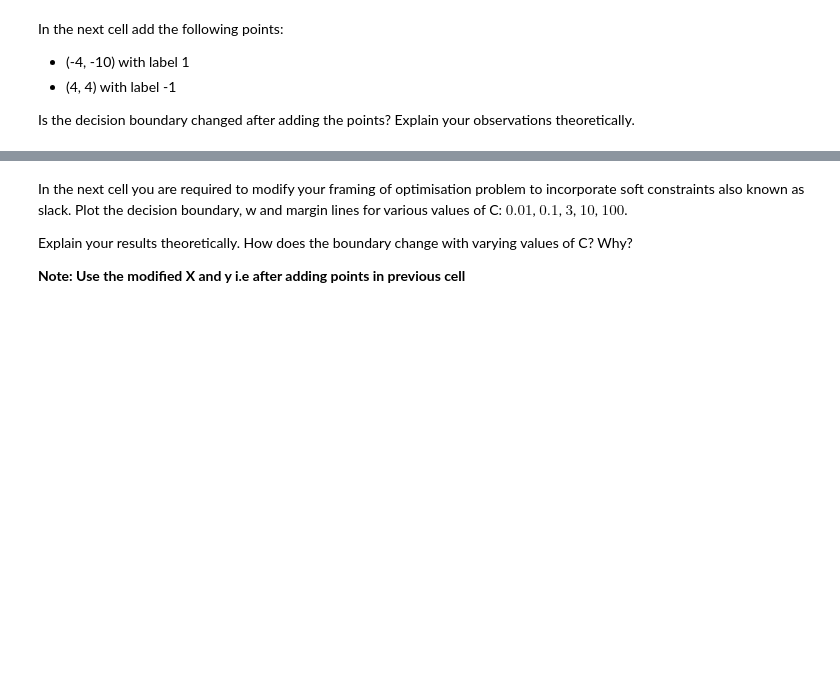
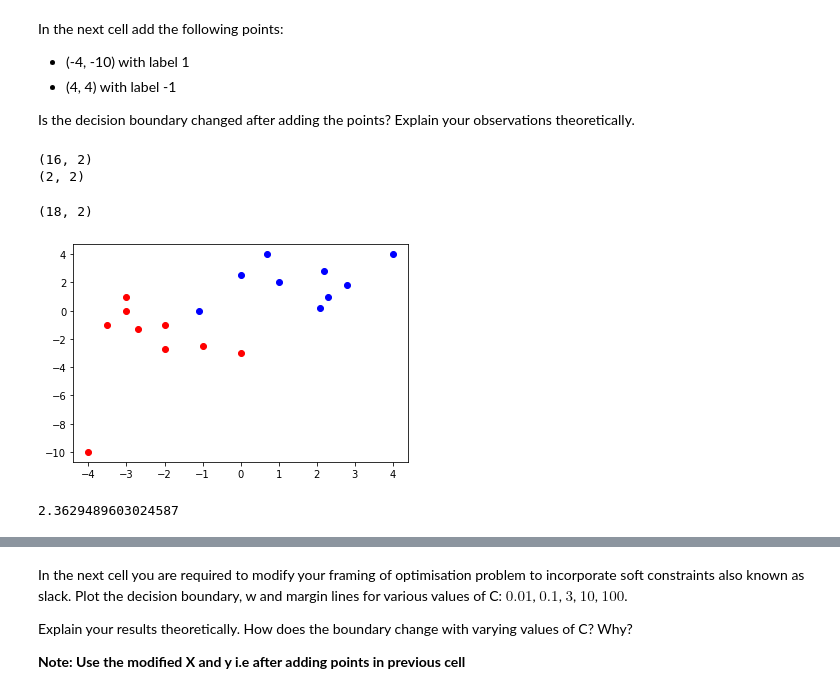
Before and after one commit to kanishk779/SMAI-2, a Jupyter notebook: question4.ipynb, the cells around one changed output, grey strips where cells are left out. Cells and saved outputs as stored; diff of their text form; code cells hidden in the pictures; blank space fills up the shorter version.

```diff
--- a/question4.ipynb
+++ b/question4.ipynb
@@ -77,5 +130,19 @@ In the next cell add the following points:
 * (4, 4) with label -1
 
 Is the decision boundary changed after adding the points? Explain your observations theoretically.
+# %%
+y = np.array([1, 1, 1, 1, 1, 1, 1, 1, -1, -1, -1, -1, -1, -1, -1, -1, 1, -1])
+print(X.shape)
+new_points = np.array([[-4, -10], [4, 4]])
+print(new_points.shape)
+X = np.vstack((X, new_points))
+X.shape
+# %% [output]
+(16, 2)
+(2, 2)
+(18, 2)
 # %%
 # Re-create the Synthetic Data by adding the points and visualize the points
+plot_points(X, y)
+# %% [output]
+[figure, added]
@@ -83,0 +149,9 @@ Is the decision boundary changed after adding the points? Explain your observati
+# %%
+# Solve for the decision boundary using this modified dataset
+w = cp.Variable(2)
+b = cp.Variable(1)
+constraints = [y[i] * (X[i]@w + b) >= 1 for i in range(X.shape[0])]
+problem = cp.Problem(cp.Minimize(0.5 * cp.quad_form(w, np.eye(2))), constraints)
+problem.solve()
+# %% [output]
+2.3629489603024587
```
Also changed, not shown: parts of 33 cells of this notebook, 2 other files.
